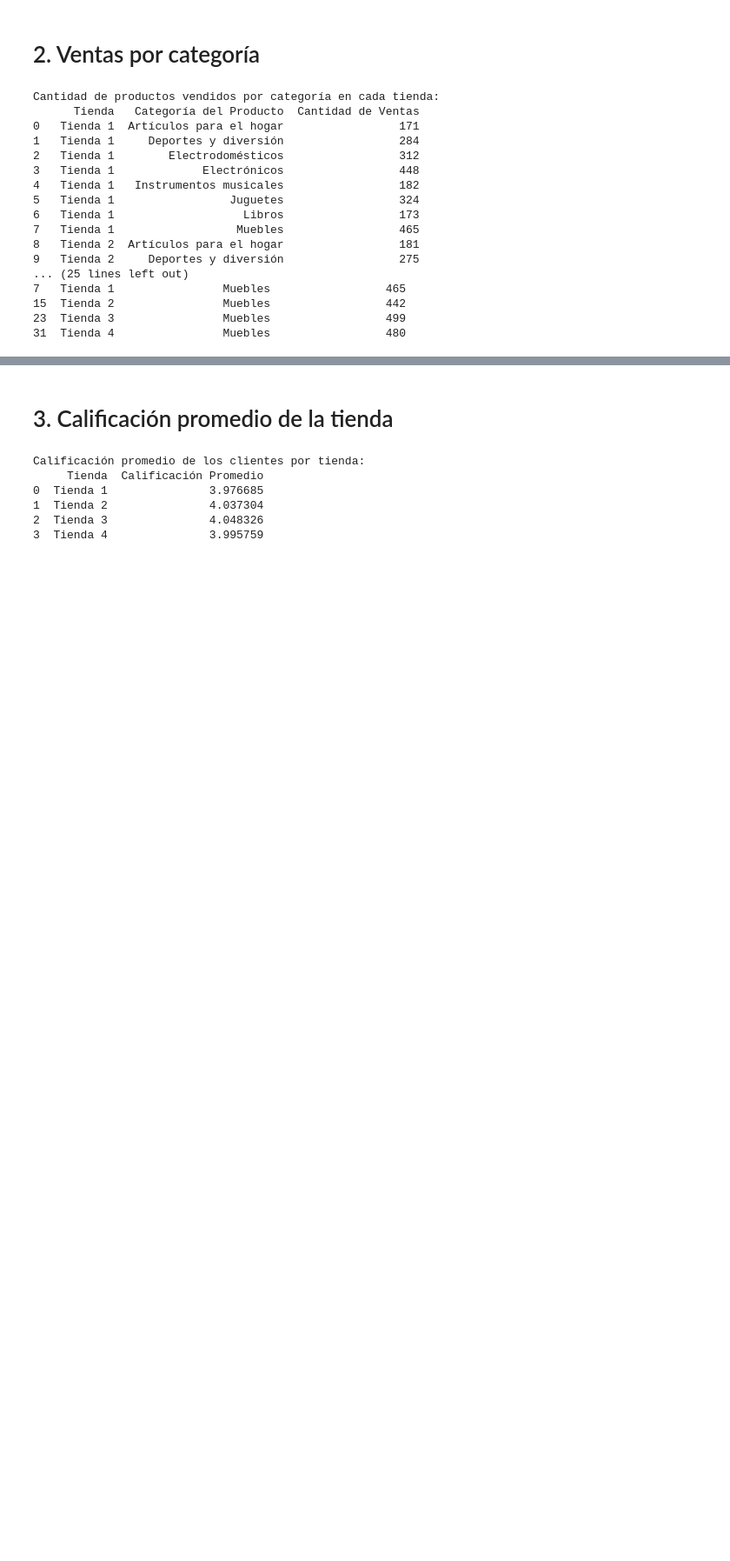
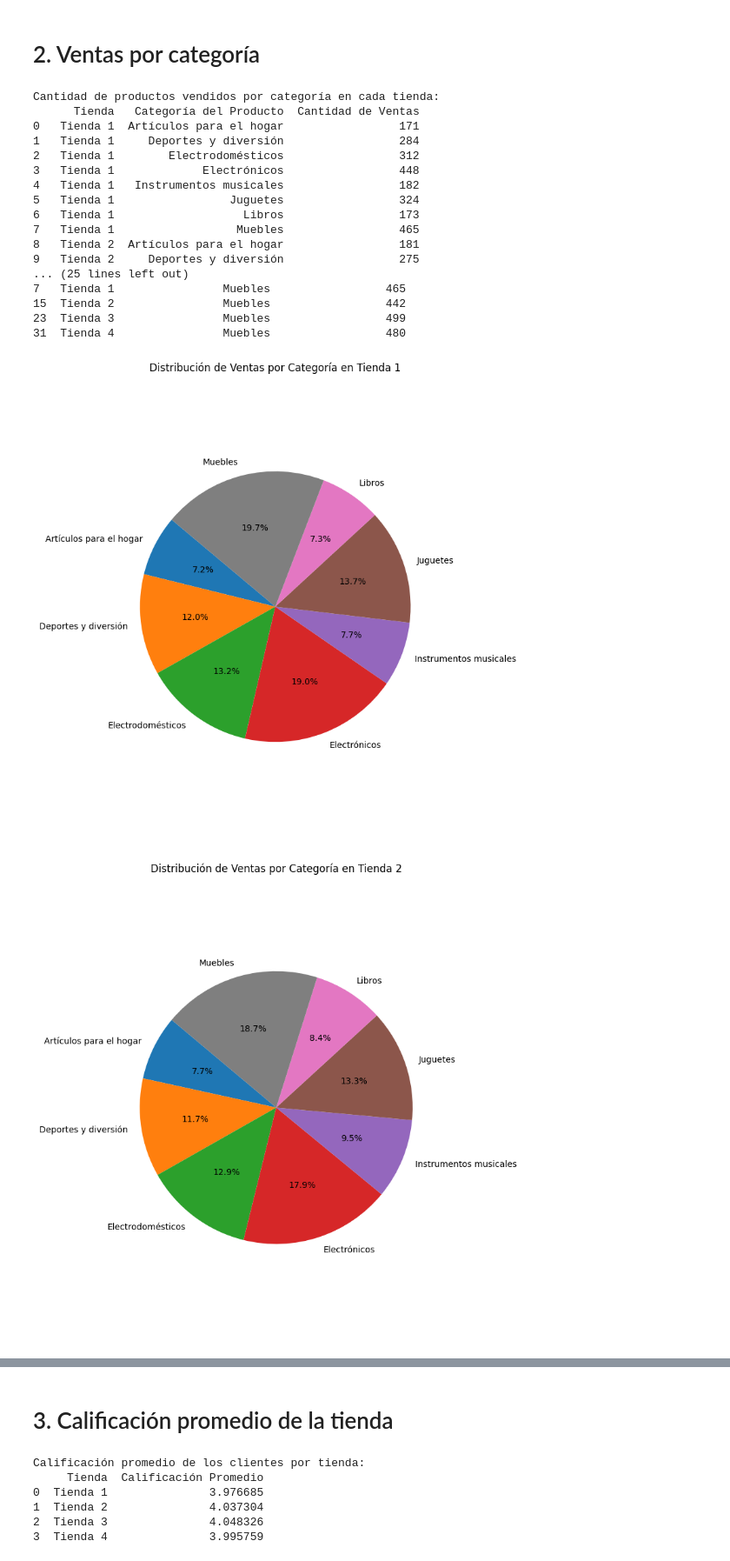
Before and after one commit to adrian-pieroni/AluraStoreLatam, a Jupyter notebook: AluraStoreLatam.ipynb, the cells around one changed output, grey strips where cells are left out. Shown at 87% size. Cells and saved outputs as stored; diff of their text form; code cells hidden in the pictures; blank space fills up the shorter version.

```diff
--- a/AluraStoreLatam.ipynb
+++ b/AluraStoreLatam.ipynb
@@ -104,3 +141,45 @@ Cantidad de productos vendidos por categoría en cada tienda:
 15  Tienda 2                Muebles                 442
 23  Tienda 3                Muebles                 499
 31  Tienda 4                Muebles                 480
+# %%
+import pandas as pd
+import matplotlib.pyplot as plt
+
+url = "https://raw.githubusercontent.com/alura-es-cursos/challenge1-data-science-latam/refs/heads/main/base-de-datos-challenge1-latam/tienda_1%20.csv"
+url2 = "https://raw.githubusercontent.com/alura-es-cursos/challenge1-data-science-latam/refs/heads/main/base-de-datos-challenge1-latam/tienda_2.csv"
+url3 = "https://raw.githubusercontent.com/alura-es-cursos/challenge1-data-science-latam/refs/heads/main/base-de-datos-challenge1-latam/tienda_3.csv"
+url4 = "https://raw.githubusercontent.com/alura-es-cursos/challenge1-data-science-latam/refs/heads/main/base-de-datos-challenge1-latam/tienda_4.csv"
+
+# Leer cada tienda y agregar una columna para identificar la tienda
+tienda1 = pd.read_csv(url)
+tienda1['Tienda'] = 'Tienda 1'
+
+tienda2 = pd.read_csv(url2)
+tienda2['Tienda'] = 'Tienda 2'
+
+tienda3 = pd.read_csv(url3)
+tienda3['Tienda'] = 'Tienda 3'
+
+tienda4 = pd.read_csv(url4)
+tienda4['Tienda'] = 'Tienda 4'
+
+# Unir todos los DataFrames
+ventas_totales = pd.concat([tienda1, tienda2, tienda3, tienda4], ignore_index=True)
+
+# Agrupar por tienda y categoría del producto, contando las ventas
+conteo_por_tienda_categoria = ventas_totales.groupby(['Tienda', 'Categoría del Producto']).size().reset_index(name='Cantidad de Ventas')
+
+# Generar gráficos de torta para cada tienda
+tiendas = conteo_por_tienda_categoria['Tienda'].unique()
+
+for tienda in tiendas:
+    data_tienda = conteo_por_tienda_categoria[conteo_por_tienda_categoria['Tienda'] == tienda]
+    plt.figure(figsize=(8, 8))
+    plt.pie(data_tienda['Cantidad de Ventas'], labels=data_tienda['Categoría del Producto'], autopct='%1.1f%%', startangle=140)
+    plt.title(f'Distribución de Ventas por Categoría en {tienda}')
+    plt.axis('equal')  # Equal aspect ratio ensures that pie is drawn as a circle.
+    plt.tight_layout()
+    plt.show()
+# %% [output]
+[figure, added]
+[figure, added]
```
Also changed, not shown: parts of 6 cells of this notebook.
